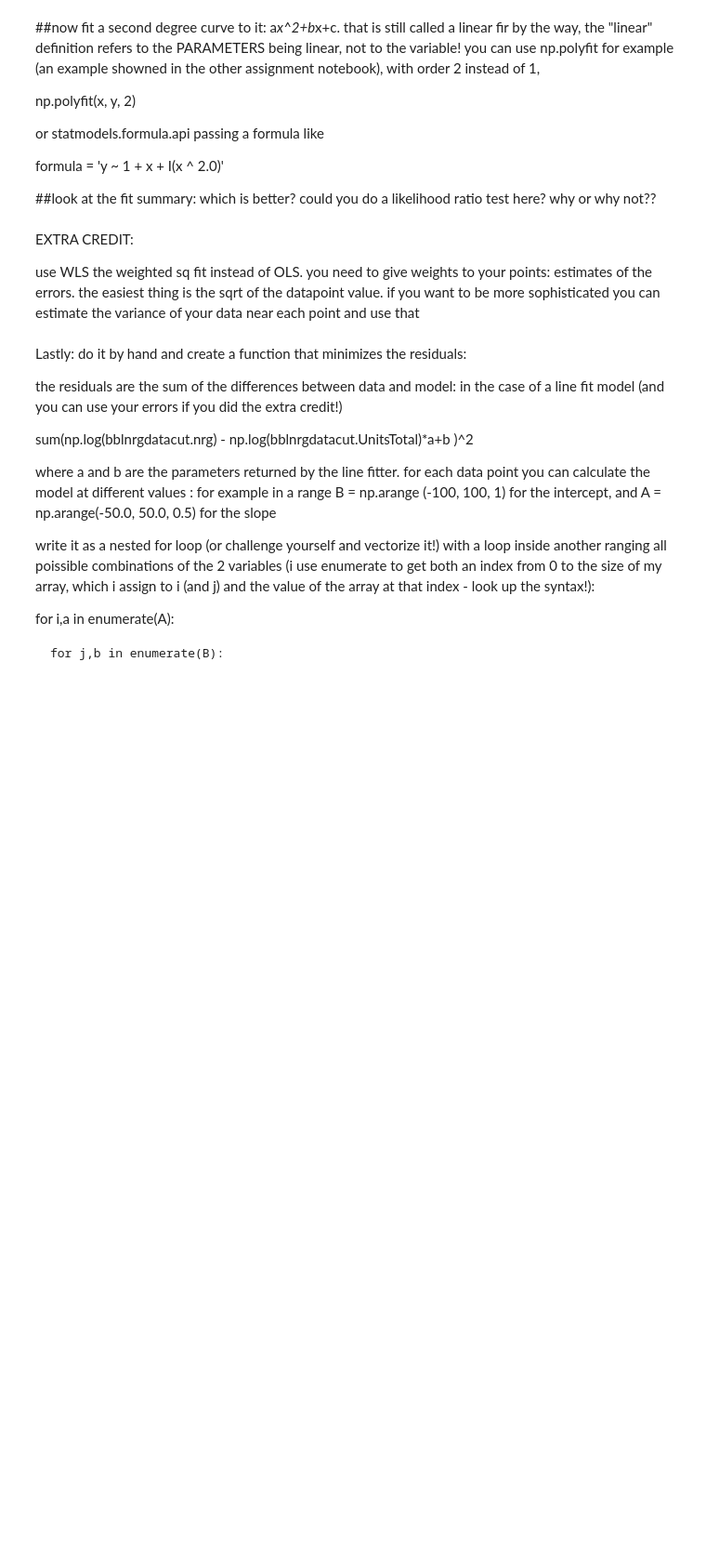
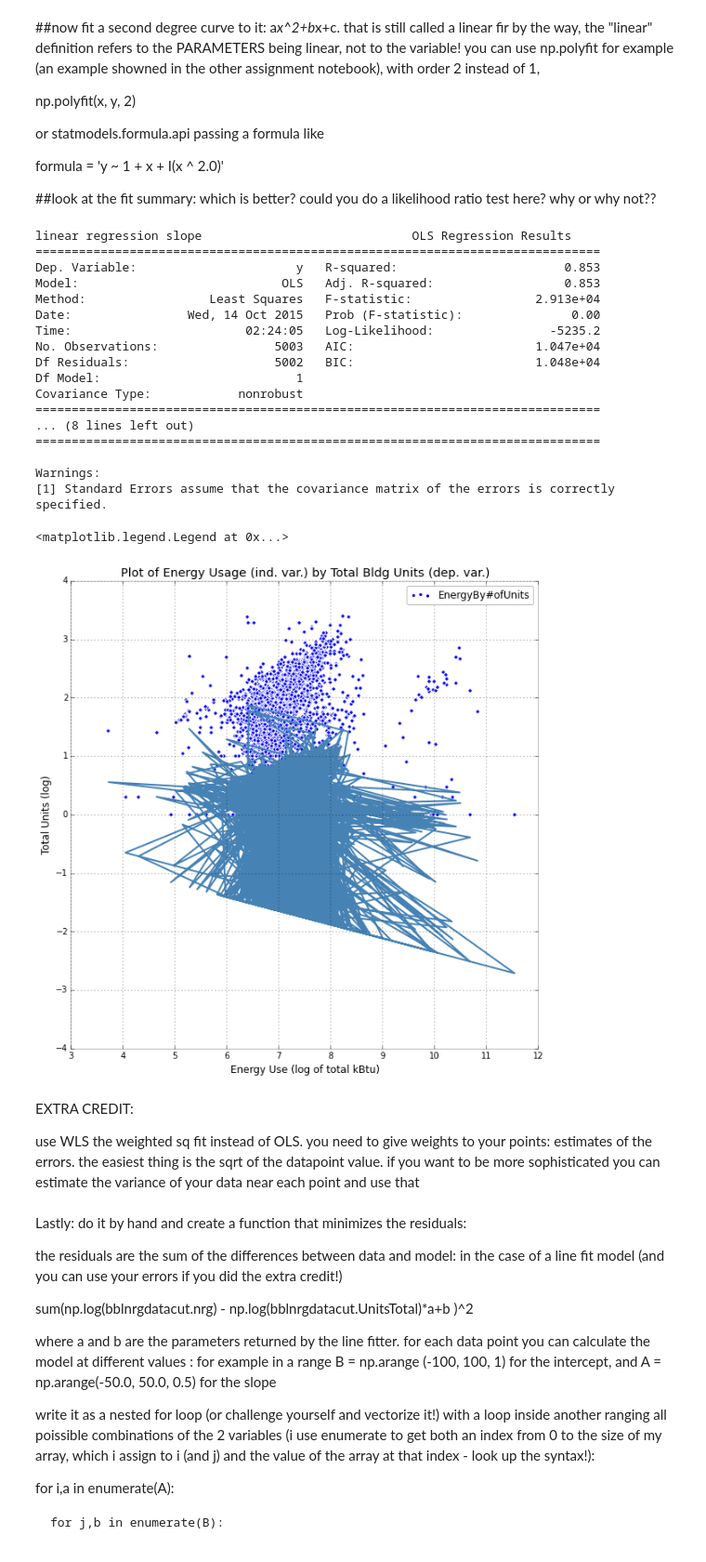
Before and after one commit to dcrull/PUI2015_dcrull, a Jupyter notebook: HW5/HW5_1_building_nrg_instructions.ipynb, the cells around one changed output. Shown at 93% size. Drawn from its saved outputs; the diff is of its cells as text; code cells hidden in the pictures; blank space fills up the shorter version.

```diff
--- a/HW5/HW5_1_building_nrg_instructions.ipynb
+++ b/HW5/HW5_1_building_nrg_instructions.ipynb
@@ -302,6 +340,43 @@ or statmodels.formula.api passing a formula like
 formula = 'y ~ 1 + x + I(x ^ 2.0)'
 
 ##look at the fit summary: which is better? could you do a likelihood ratio test here? why or why not??
+# %%
+# polyfit regression function
+polyreg = np.polyfit(np.log10(list_x),np.log10(list_y),2)
+
+# plot
+myregress = logreg(list_x,list_y)
+#regline = np.linspace(min(np.log10(list_x)),max(np.log10(list_x)),100)
+
+fig = pl.figure(figsize=(10,10))
+ax = fig.add_subplot(111)
+ax.set_title('Plot of Energy Usage (ind. var.) by Total Bldg Units (dep. var.)')
+ax.scatter(np.log10(list_x), np.log10(list_y), label = "EnergyBy#ofUnits")
+ax.plot(np.log10(list_x), np.log10(list_y)-myregress.predict(np.log10(list_x)))
+
+ax.set_xlabel('Energy Use (log of total kBtu)')
+ax.set_ylabel('Total Units (log)')
+ax.legend()
+# %% [output]
+linear regression slope                             OLS Regression Results
+==============================================================================
+Dep. Variable:                      y   R-squared:                       0.853
+Model:                            OLS   Adj. R-squared:                  0.853
+Method:                 Least Squares   F-statistic:                 2.913e+04
+Date:                Wed, 14 Oct 2015   Prob (F-statistic):               0.00
+Time:                        02:24:05   Log-Likelihood:                -5235.2
+No. Observations:                5003   AIC:                         1.047e+04
+Df Residuals:                    5002   BIC:                         1.048e+04
+Df Model:                           1
+Covariance Type:            nonrobust
+==============================================================================
+... (8 lines left out)
+==============================================================================
+
+Warnings:
+[1] Standard Errors assume that the covariance matrix of the errors is correctly specified.
+<matplotlib.legend.Legend at 0x...>
+[figure, added]
 # %% [markdown]
 EXTRA CREDIT:
 
```
Also changed, not shown: parts of 7 cells of this notebook.
